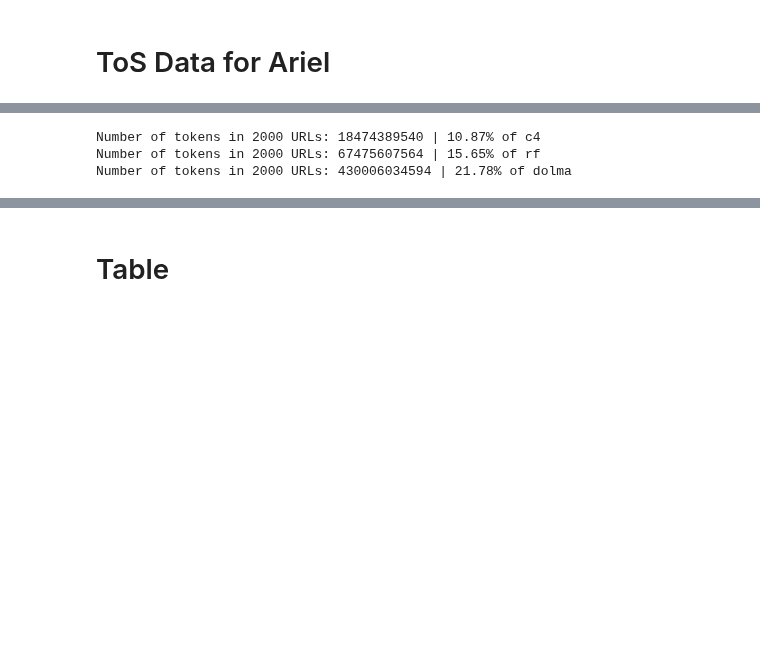
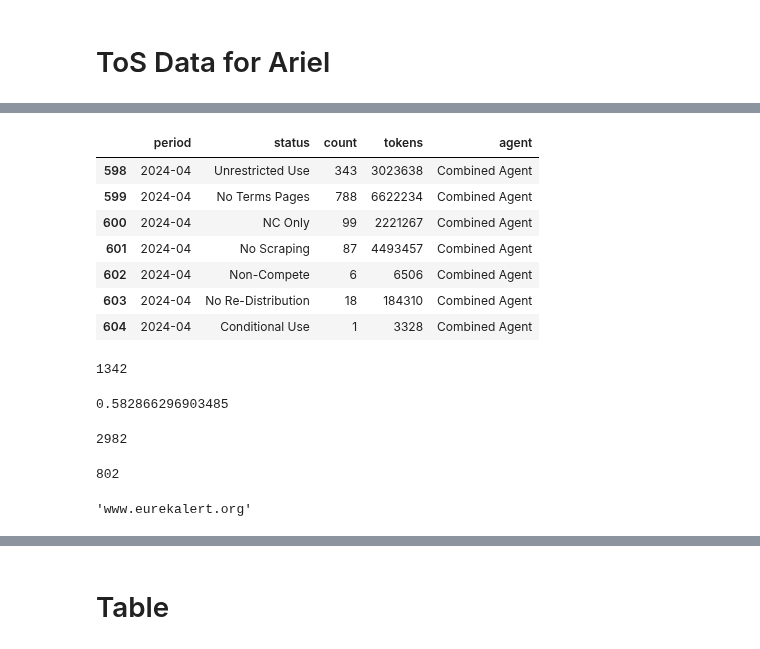
Before and after one commit to Data-Provenance-Initiative/Data-Provenance-Collection, a Jupyter notebook: src/analysis/robots_analysis-tables-confusion-matrices-will.ipynb, the cells around one changed output, grey strips where cells are left out. Drawn from its saved outputs; the diff is of its cells as text; code cells hidden in the pictures; blank space fills up the shorter version.

```diff
--- a/src/analysis/robots_analysis-tables-confusion-matrices-will.ipynb
+++ b/src/analysis/robots_analysis-tables-confusion-matrices-will.ipynb
@@ -279,6 +320,7 @@ urlsubset_to_tos_summary_c4, c4_tos_url_subsets = robots_util.prepare_temporal_t
     agent_groups_to_track,
     TEMPORAL_ANALYSIS_START_DATE,
     TEMPORAL_ANALYSIS_END_DATE,
+    manually_annotated_urls,
     website_start_dates,
 )
 # REFINEDWEB
@@ -293,6 +335,7 @@ urlsubset_to_tos_summary_rf, rf_tos_url_subsets = robots_util.prepare_temporal_t
     agent_groups_to_track,
     TEMPORAL_ANALYSIS_START_DATE,
     TEMPORAL_ANALYSIS_END_DATE,
+    manually_annotated_urls,
     website_start_dates,
 )
 # DOLMA
@@ -307,6 +350,7 @@ urlsubset_to_tos_summary_dolma, dolma_tos_url_subsets = robots_util.prepare_temp
     agent_groups_to_track,
     TEMPORAL_ANALYSIS_START_DATE,
     TEMPORAL_ANALYSIS_END_DATE,
+    manually_annotated_urls,
     website_start_dates,
 )
 # %% [output]
@@ -371,9 +403,9 @@ Number of tokens in 2000 URLs: 430006034594 | 21.78% of dolma
 # %%
 TOS_STATUSES_TO_EXCLUDE = [
-    'NC Only', 'No Scraping', 'Non-Compete', 'No Re-Distribution', 'No Scraping & AI', 'Conditional Use', 'No AI'
+    'No Scraping & AI', 'NC Only', 'No Scraping', 'No Re-Distribution', 'Non-Compete', 'No AI', 'Conditional Use'
 ]
 
-# C4
+# # C4
 robots_util.generate_corpus_restriction_estimates_per_url_split(
     urlsubset_to_tos_summary_c4,
     c4_tos_url_subsets,
@@ -383,7 +415,7 @@ robots_util.generate_corpus_restriction_estimates_per_url_split(
     TOS_STATUSES_TO_EXCLUDE,
     save_dir="output_data_tos",
 )
-# REFINEDWEB
+# # REFINEDWEB
 robots_util.generate_corpus_restriction_estimates_per_url_split(
     urlsubset_to_tos_summary_rf,
     rf_tos_url_subsets,
@@ -403,7 +435,3 @@ robots_util.generate_corpus_restriction_estimates_per_url_split(
     TOS_STATUSES_TO_EXCLUDE,
     save_dir="output_data_tos",
 )
-# %% [output]
-Number of tokens in 2000 URLs: 18474389540 | 10.87% of c4
-Number of tokens in 2000 URLs: 67475607564 | 15.65% of rf
-Number of tokens in 2000 URLs: 430006034594 | 21.78% of dolma
@@ -409,0 +448,33 @@ Number of tokens in 2000 URLs: 430006034594 | 21.78% of dolma
+# %%
+latest_c4_tos_summ = urlsubset_to_tos_summary_c4["rand-all"][urlsubset_to_tos_summary_c4["rand-all"]["period"] == "2024-04"]
+# %%
+latest_c4_tos_summ
+# %% [output]
+|  | period | status | count | tokens | agent |
+| 598 | 2024-04 | Unrestricted Use | 343 | 3023638 | Combined Agent |
+| 599 | 2024-04 | No Terms Pages | 788 | 6622234 | Combined Agent |
+| 600 | 2024-04 | NC Only | 99 | 2221267 | Combined Agent |
+| 601 | 2024-04 | No Scraping | 87 | 4493457 | Combined Agent |
+| 602 | 2024-04 | Non-Compete | 6 | 6506 | Combined Agent |
+| 603 | 2024-04 | No Re-Distribution | 18 | 184310 | Combined Agent |
+| 604 | 2024-04 | Conditional Use | 1 | 3328 | Combined Agent |
+# %%
+latest_c4_tos_summ["count"].sum()
+# %% [output]
+1342
+# %%
+(3023638+6622234+3328)/16554740
+# %% [output]
+0.582866296903485
+# %%
+1640+1342
+# %% [output]
+2982
+# %%
+1640 - (323+515)
+# %% [output]
+802
+# %%
+list(tos_policies.keys())[0]
+# %% [output]
+'www.eurekalert.org'
```
Also changed, not shown: parts of 29 cells of this notebook, 6 other files.
